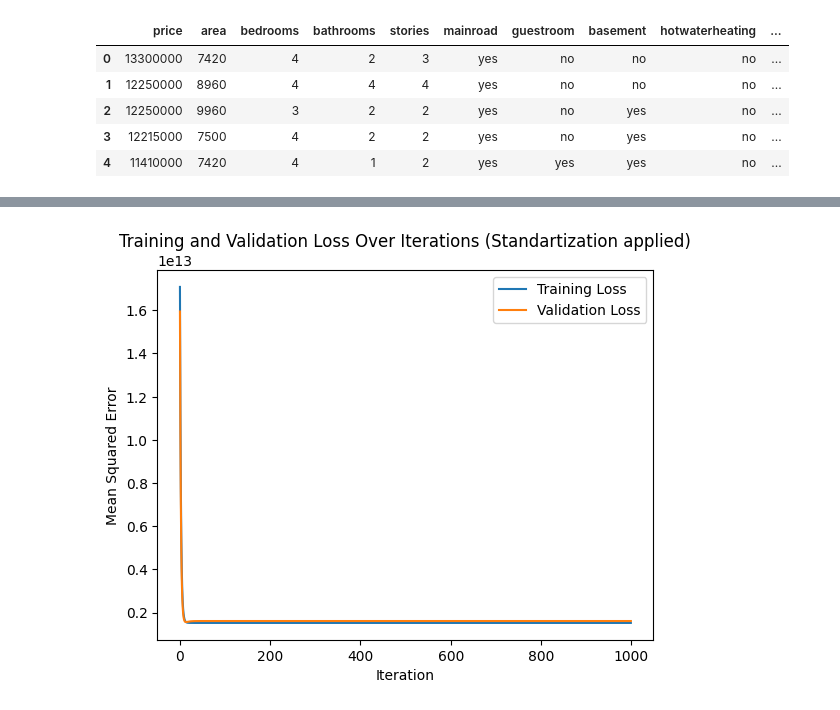
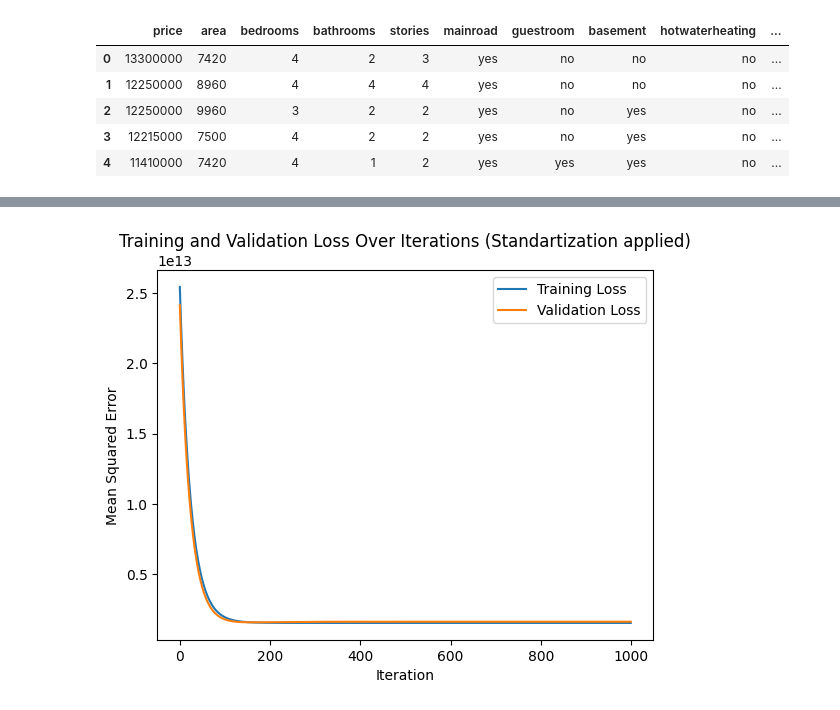
Before and after one commit to Anidafio/4105_hw2, a Jupyter notebook: hw2_p2a.ipynb, the cells around one changed output, grey strips where cells are left out. Cells and saved outputs as stored; diff of their text form; code cells hidden in the pictures.

```diff
--- a/hw2_p2a.ipynb
+++ b/hw2_p2a.ipynb
@@ -68,7 +68,7 @@ X_b_val = np.insert(X_val, 0, 1, axis=1)
 
 theta = np.zeros((X_b_train.shape[1], 1))
 iterations = 1000
-alpha = 0.1
+alpha = 0.01
 
 train_losses = []
 val_losses = []
@@ -119,32 +119,32 @@ m = len(y_train)
 
 #model training
 X_b_train = np.insert(X_train, 0, 1, axis=1)
 X_b_val = np.insert(X_val, 0, 1, axis=1)
 
 theta = np.zeros((X_b_train.shape[1], 1))
 iterations = 1000
-alpha = 0.1
+alpha = 0.01
 
 train_losses = []
 val_losses = []
 
 for iteration in range(iterations):
     gradients = 2/m * X_b_train.T.dot(X_b_train.dot(theta) - y_train)
     theta -= alpha * gradients
 
     train_loss = (1/m) * np.sum(np.square(X_b_train.dot(theta) - y_train))
     val_loss = (1/len(X_val)) * np.sum(np.square(X_b_val.dot(theta) - y_val))
 
     train_losses.append(train_loss)
     val_losses.append(val_loss)
 
 #output plot
 plt.plot(train_losses, label="Training Loss")
 plt.plot(val_losses, label="Validation Loss")
 plt.xlabel("Iteration")
 plt.ylabel("Mean Squared Error")
 plt.legend()
 plt.title("Training and Validation Loss Over Iterations (Standartization applied)")
 plt.show()
 # %% [output]
-[figure, old version]
+[figure, new version]
```
Also changed, not shown: parts of 1 cell of this notebook.
